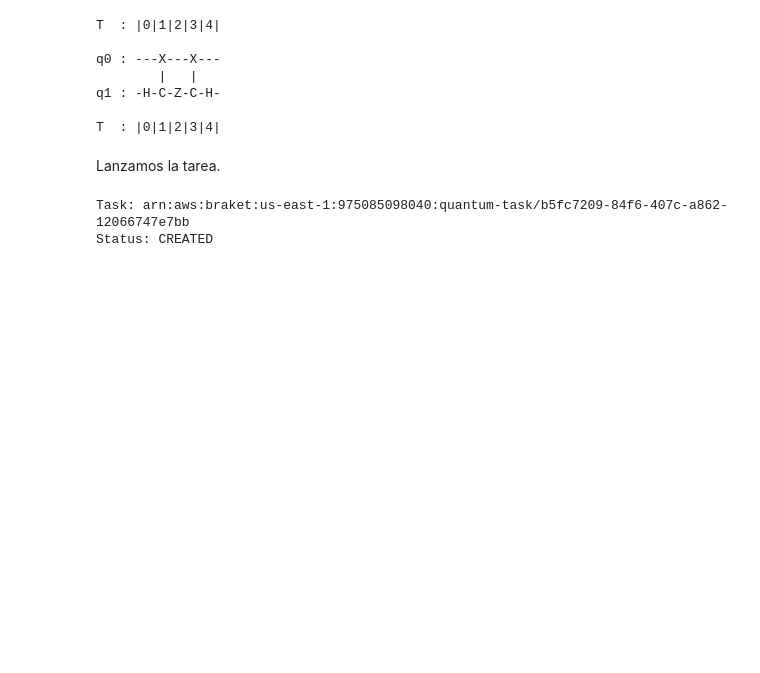
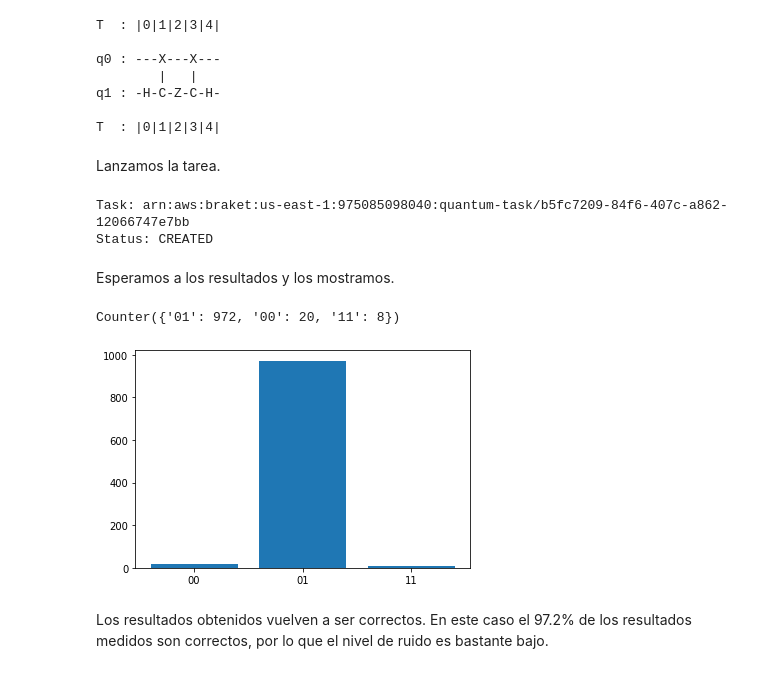
Before and after one commit to gulis1/APCC, a Jupyter notebook: Practica2/Ejercicio4.ipynb, the cells around one changed output. Saved outputs shown, nothing was run; the diff lists cells and outputs as text; code cells hidden in the pictures; blank space fills up the shorter version.

```diff
--- a/Practica2/Ejercicio4.ipynb
+++ b/Practica2/Ejercicio4.ipynb
@@ -299,28 +299,30 @@ print("Status:", task.state())
 # %% [output]
 Task: arn:aws:braket:us-east-1:975085098040:quantum-task/b5fc7209-84f6-407c-a862-12066747e7bb
 Status: CREATED
+# %% [markdown]
+Esperamos a los resultados y los mostramos.
 # %%
 # Se recogen los resultados
 
 from braket.aws import AwsQuantumTask
 from matplotlib import pyplot as plt
 
 # restore task with unique arn
 task = AwsQuantumTask(arn="arn:aws:braket:us-east-1:975085098040:quantum-task/b5fc7209-84f6-407c-a862-12066747e7bb")
 # retrieve the result of the task
 estado = task.state()
 
 if task.state() == "QUEUED":
     print("En cola")
 
 else:
-    measurements = task.result().measurements
-
-     # Nos quedamos solo con las mediciones de q2.
-    ceros = len([x for x in measurements if x[2] == 0]) / 1000
-    results = {'0': ceros,
-            '1': 1 - ceros}
+    results = task.result().measurement_counts
 
     # Se muestran los resultados.
     plt.bar(results.keys(), results.values())
     print(results)
+# %% [output]
+Counter({'01': 972, '00': 20, '11': 8})
+[figure, added]
+# %% [markdown]
+Los resultados obtenidos vuelven a ser correctos. En este caso el 97.2% de los resultados medidos son correctos, por lo que el nivel de ruido es bastante bajo.
```
Also changed, not shown: parts of 2 cells of this notebook.
